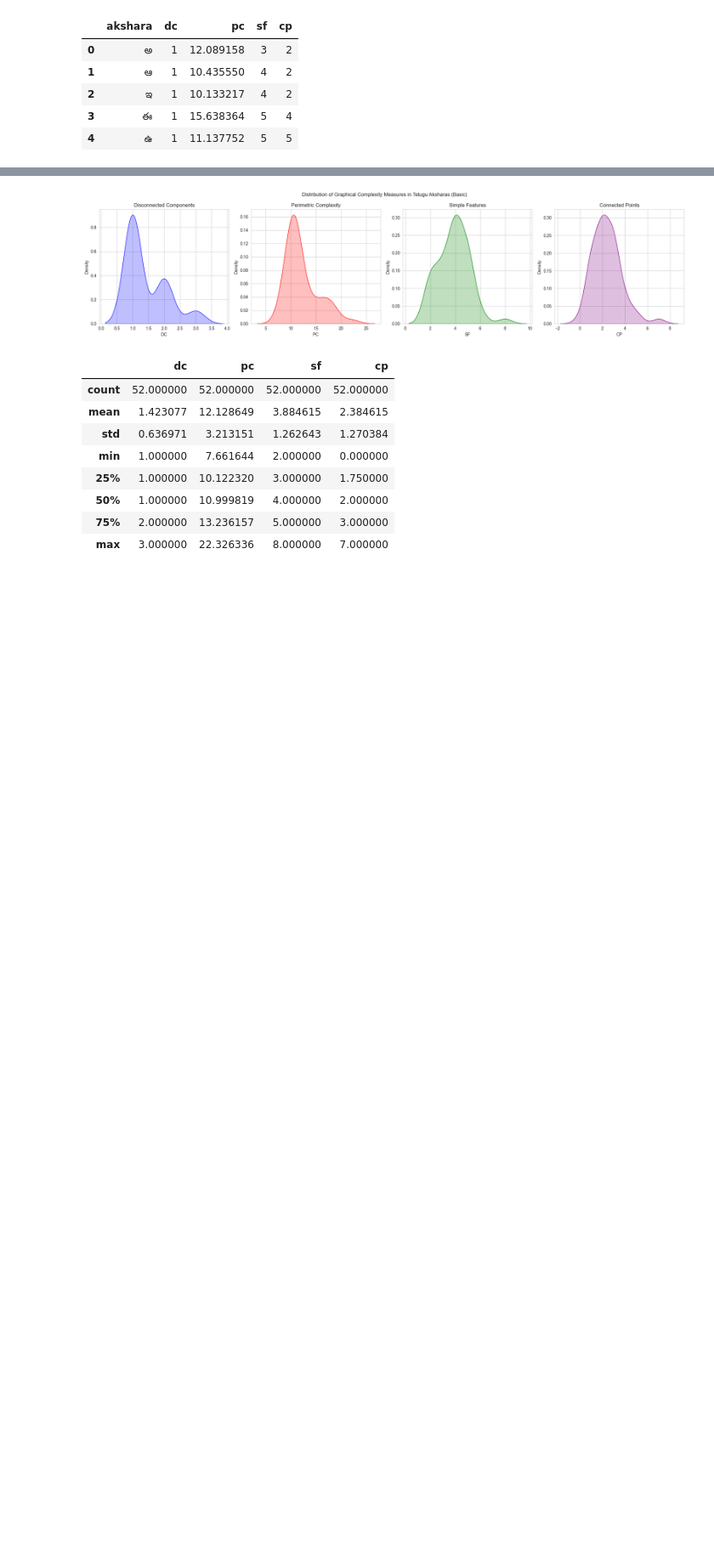
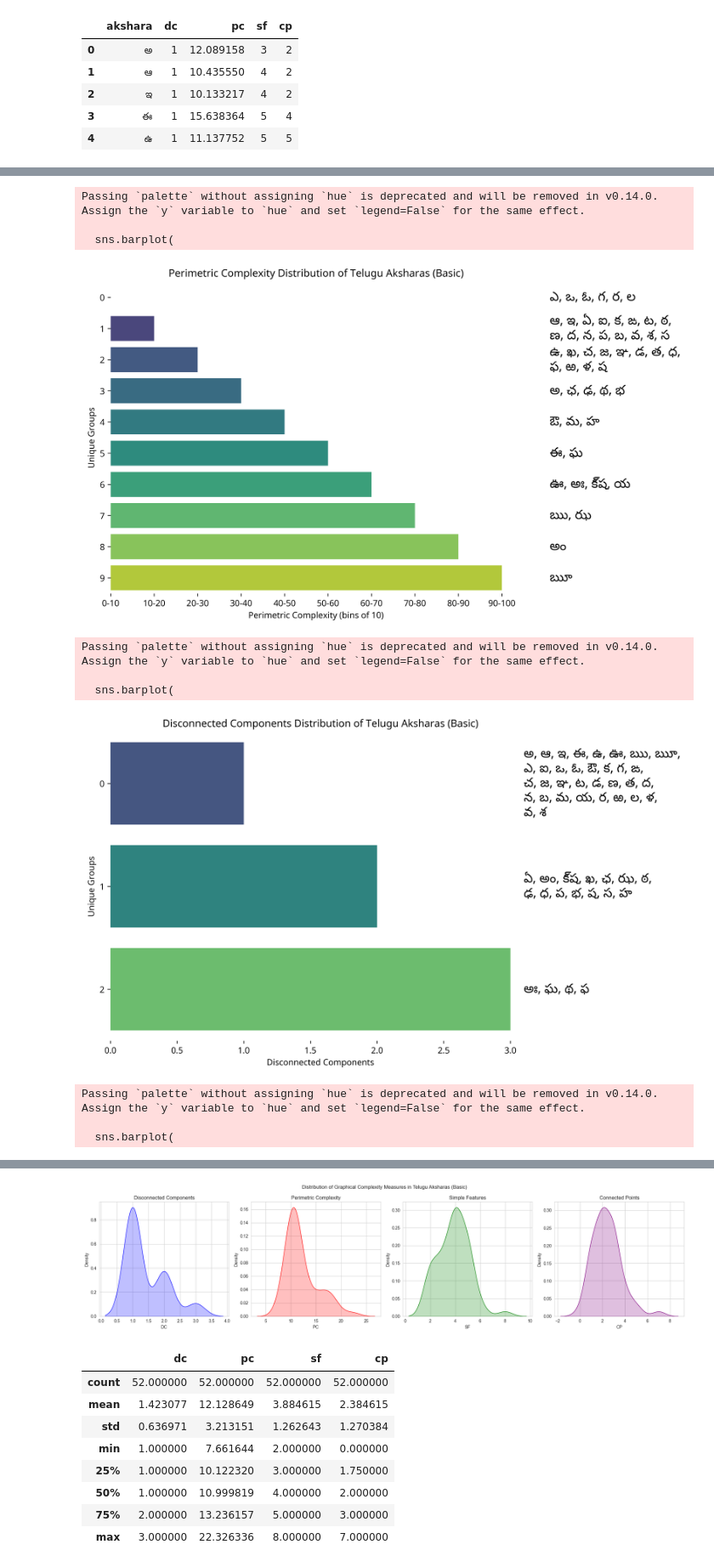
Before and after one commit to BCCL-IIITH/Visual-Complexity-of-Aksharas-and-Orthographic-Neighbors, a Jupyter notebook: basic_aksharas_gc.ipynb, the cells around one changed output, grey strips where cells are left out. Shown at 85% size. Saved outputs shown, nothing was run; the diff lists cells and outputs as text; code cells hidden in the pictures; blank space fills up the shorter version.

Commit message:
made the metric distribution figures better

```diff
--- a/basic_aksharas_gc.ipynb
+++ b/basic_aksharas_gc.ipynb
@@ -234,0 +294,17 @@ plt.show()
+# %%
+plot_metric_dist('pc', 'Perimetric Complexity Distribution of Telugu Aksharas (Basic)', 'Perimetric Complexity (bins of 10)')
+plot_metric_dist('dc', 'Disconnected Components Distribution of Telugu Aksharas (Basic)', 'Disconnected Components')
+plot_metric_dist('sf', 'Simple Features Distribution of Telugu Aksharas (Basic)', 'Simple Features')
+plot_metric_dist('cp', 'Connected Points Distribution of Telugu Aksharas (Basic)', 'Connected Points')
+# %% [output]
+Passing `palette` without assigning `hue` is deprecated and will be removed in v0.14.0. Assign the `y` variable to `hue` and set `legend=False` for the same effect.
+
+  sns.barplot(
+[figure, added]
+Passing `palette` without assigning `hue` is deprecated and will be removed in v0.14.0. Assign the `y` variable to `hue` and set `legend=False` for the same effect.
+
+  sns.barplot(
+[figure, added]
+Passing `palette` without assigning `hue` is deprecated and will be removed in v0.14.0. Assign the `y` variable to `hue` and set `legend=False` for the same effect.
+
+  sns.barplot(
```
Also changed, not shown: parts of 7 cells of this notebook.
